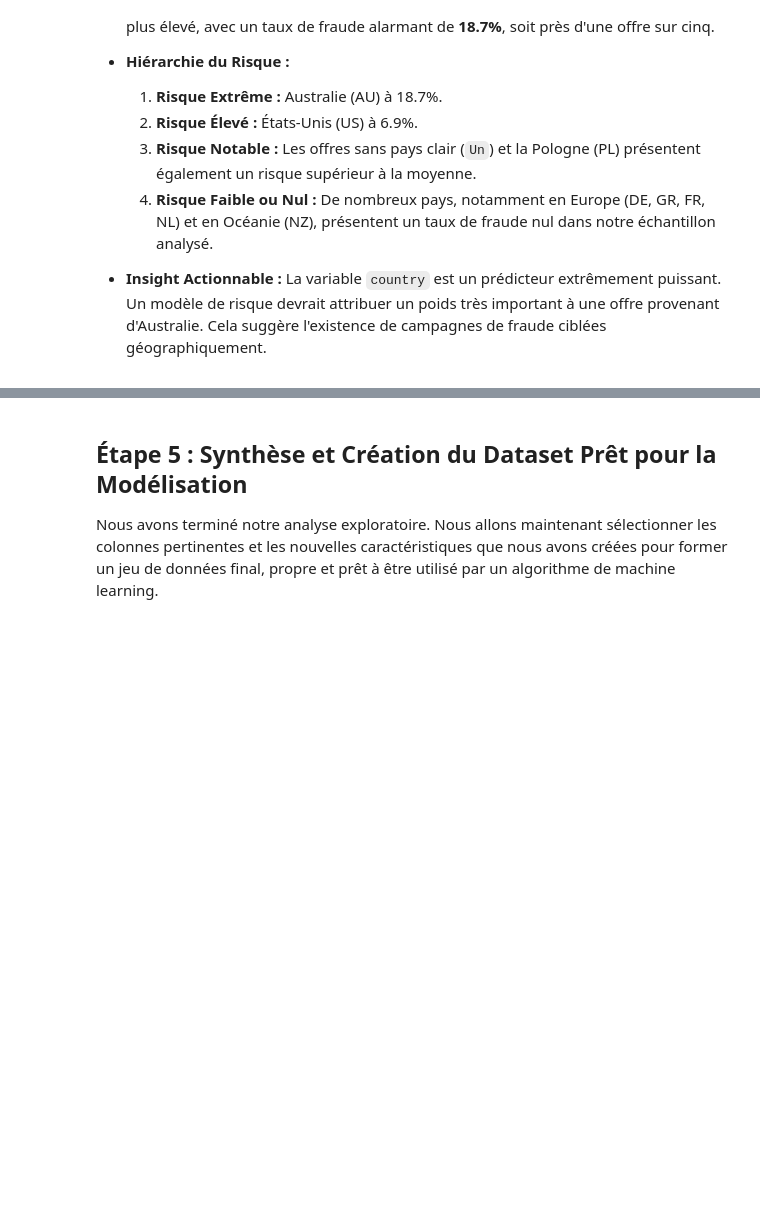
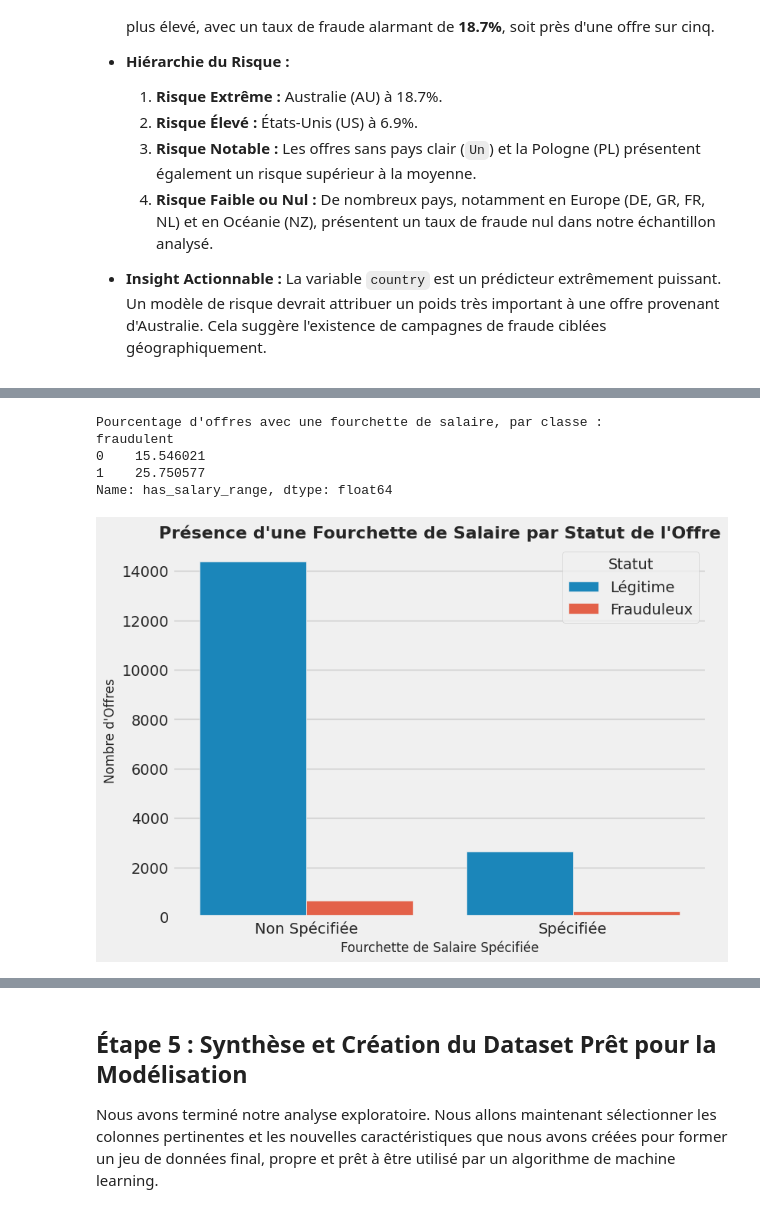
Before and after one commit to manfoya/Fake-Job-Posting-Detection-Analysis, a Jupyter notebook: analysis.ipynb, the cells around one changed output, grey strips where cells are left out. Cells and saved outputs as stored; diff of their text form; code cells hidden in the pictures; blank space fills up the shorter version.

```diff
--- a/analysis.ipynb
+++ b/analysis.ipynb
@@ -550,0 +557,25 @@ SG          100.000000   0.000000
+# %%
+# Créer la caractéristique binaire (1 si le salaire est présent, 0 sinon)
+df['has_salary_range'] = df['salary_range'].notna().astype(int)
+
+# Comparer le taux de présence de la fourchette de salaire par classe
+salary_presence_comparison = df.groupby('fraudulent')['has_salary_range'].mean() * 100
+print("Pourcentage d'offres avec une fourchette de salaire, par classe :")
+print(salary_presence_comparison)
+
+# Visualisation
+plt.figure(figsize=(8, 6))
+sns.countplot(x='has_salary_range', hue='fraudulent', data=df)
+plt.title('Présence d\'une Fourchette de Salaire par Statut de l\'Offre', fontsize=16, fontweight='bold')
+plt.xlabel('Fourchette de Salaire Spécifiée', fontsize=12)
+plt.ylabel('Nombre d\'Offres', fontsize=12)
+plt.xticks([0, 1], ['Non Spécifiée', 'Spécifiée'])
+plt.legend(title='Statut', labels=['Légitime', 'Frauduleux'])
+plt.show()
+# %% [output]
+Pourcentage d'offres avec une fourchette de salaire, par classe :
+fraudulent
+0    15.546021
+1    25.750577
+Name: has_salary_range, dtype: float64
+[figure, added]
```
Also changed, not shown: parts of 7 cells of this notebook.
